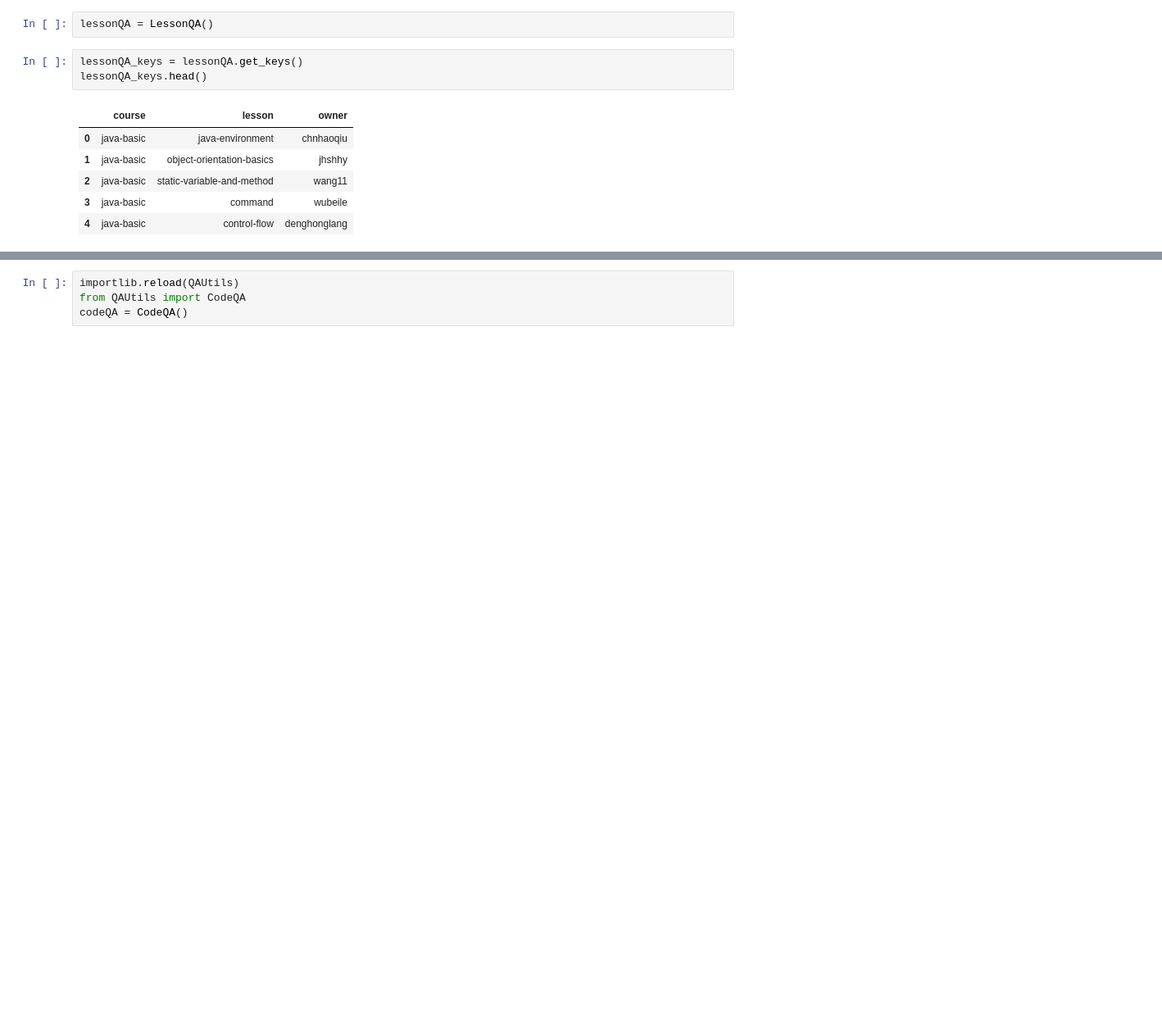
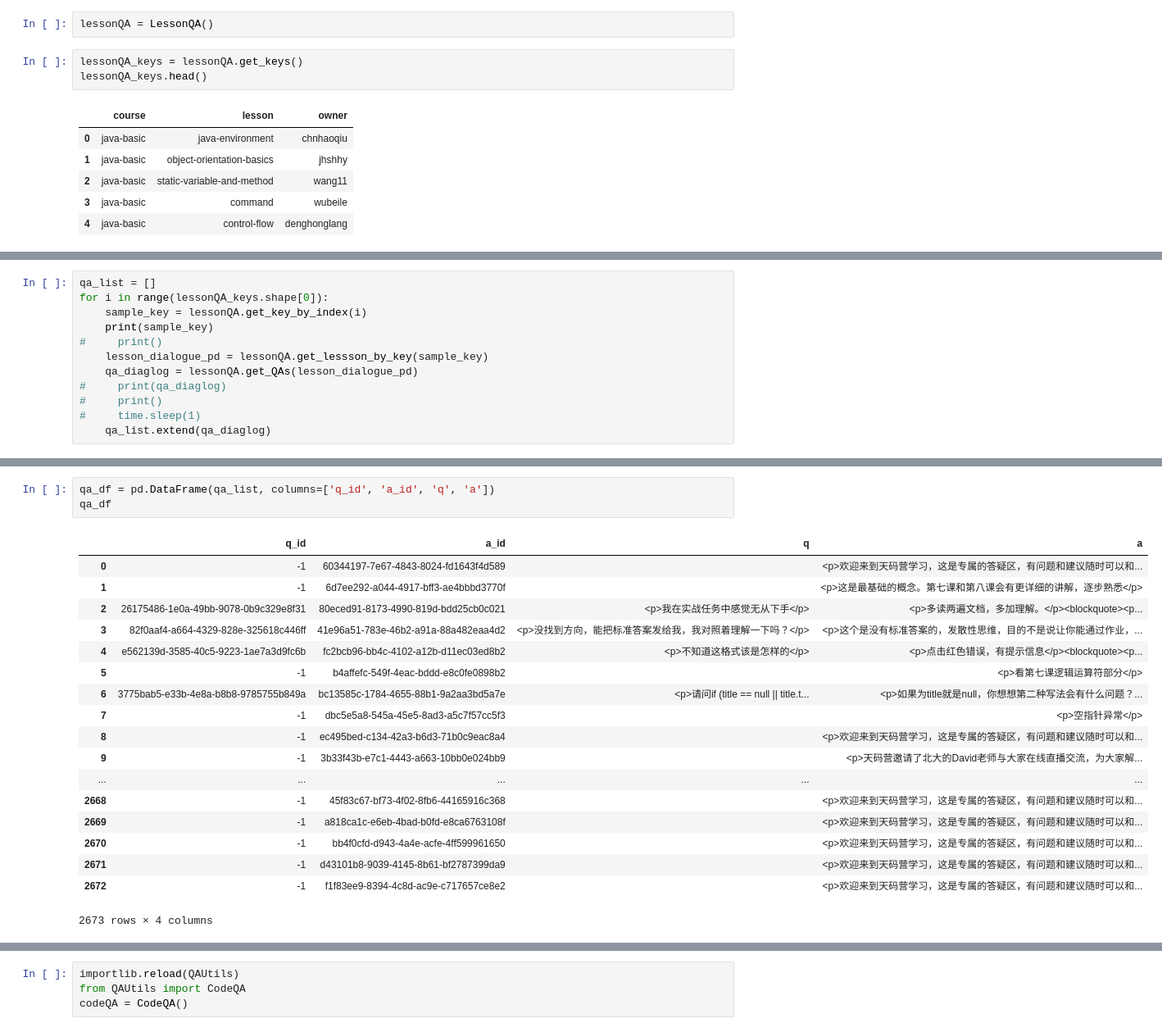
Before and after one commit to xzhren/autoQA, a Jupyter notebook: QAUtils-Test.ipynb, the cells around one changed output, grey strips where cells are left out. Shown at 82% size. Drawn from its saved outputs; the diff is of its cells as text; blank space fills up the shorter version.

```diff
--- a/QAUtils-Test.ipynb
+++ b/QAUtils-Test.ipynb
@@ -62,0 +191,12 @@ print(result)
+# %%
+qa_list = []
+for i in range(lessonQA_keys.shape[0]):
+    sample_key = lessonQA.get_key_by_index(i)
+    print(sample_key)
+#     print()
+    lesson_dialogue_pd = lessonQA.get_lessson_by_key(sample_key)
+    qa_diaglog = lessonQA.get_QAs(lesson_dialogue_pd)
+#     print(qa_diaglog)
+#     print()
+#     time.sleep(1)
+    qa_list.extend(qa_diaglog)
@@ -62,0 +221,22 @@ print(result)
+# %%
+qa_df = pd.DataFrame(qa_list, columns=['q_id', 'a_id', 'q', 'a'])
+qa_df
+# %% [output]
+|  | q_id | a_id | q | a |
+| 0 | -1 | 60344197-7e67-4843-8024-fd1643f4d589 |  | <p>欢迎来到天码营学习，这是专属的答疑区，有问题和建议随时可以和... |
+| 1 | -1 | 6d7ee292-a044-4917-bff3-ae4bbbd3770f |  | <p>这是最基础的概念。第七课和第八课会有更详细的讲解，逐步熟悉</p> |
+| 2 | 26175486-1e0a-49bb-9078-0b9c329e8f31 | 80eced91-8173-4990-819d-bdd25cb0c021 | <p>我在实战任务中感觉无从下手</p> | <p>多读两遍文档，多加理解。</p><blockquote><p... |
+| 3 | 82f0aaf4-a664-4329-828e-325618c446ff | 41e96a51-783e-46b2-a91a-88a482eaa4d2 | <p>没找到方向，能把标准答案发给我，我对照着理解一下吗？</p> | <p>这个是没有标准答案的，发散性思维，目的不是说让你能通过作业，... |
+| 4 | e562139d-3585-40c5-9223-1ae7a3d9fc6b | fc2bcb96-bb4c-4102-a12b-d11ec03ed8b2 | <p>不知道这格式该是怎样的</p> | <p>点击红色错误，有提示信息</p><blockquote><p... |
+| 5 | -1 | b4affefc-549f-4eac-bddd-e8c0fe0898b2 |  | <p>看第七课逻辑运算符部分</p> |
+| 6 | 3775bab5-e33b-4e8a-b8b8-9785755b849a | bc13585c-1784-4655-88b1-9a2aa3bd5a7e | <p>请问if (title == null || title.t... | <p>如果为title就是null，你想想第二种写法会有什么问题？... |
+| 7 | -1 | dbc5e5a8-545a-45e5-8ad3-a5c7f57cc5f3 |  | <p>空指针异常</p> |
+| 8 | -1 | ec495bed-c134-42a3-b6d3-71b0c9eac8a4 |  | <p>欢迎来到天码营学习，这是专属的答疑区，有问题和建议随时可以和... |
+| 9 | -1 | 3b33f43b-e7c1-4443-a663-10bb0e024bb9 |  | <p>天码营邀请了北大的David老师与大家在线直播交流，为大家解... |
+| ... | ... | ... | ... | ... |
+| 2668 | -1 | 45f83c67-bf73-4f02-8fb6-44165916c368 |  | <p>欢迎来到天码营学习，这是专属的答疑区，有问题和建议随时可以和... |
+| 2669 | -1 | a818ca1c-e6eb-4bad-b0fd-e8ca6763108f |  | <p>欢迎来到天码营学习，这是专属的答疑区，有问题和建议随时可以和... |
+| 2670 | -1 | bb4f0cfd-d943-4a4e-acfe-4ff599961650 |  | <p>欢迎来到天码营学习，这是专属的答疑区，有问题和建议随时可以和... |
+| 2671 | -1 | d43101b8-9039-4145-8b61-bf2787399da9 |  | <p>欢迎来到天码营学习，这是专属的答疑区，有问题和建议随时可以和... |
+| 2672 | -1 | f1f83ee9-8394-4c8d-ac9e-c717657ce8e2 |  | <p>欢迎来到天码营学习，这是专属的答疑区，有问题和建议随时可以和... |
+2673 rows × 4 columns
```
Also changed, not shown: parts of 30 cells of this notebook, 2 other files.
